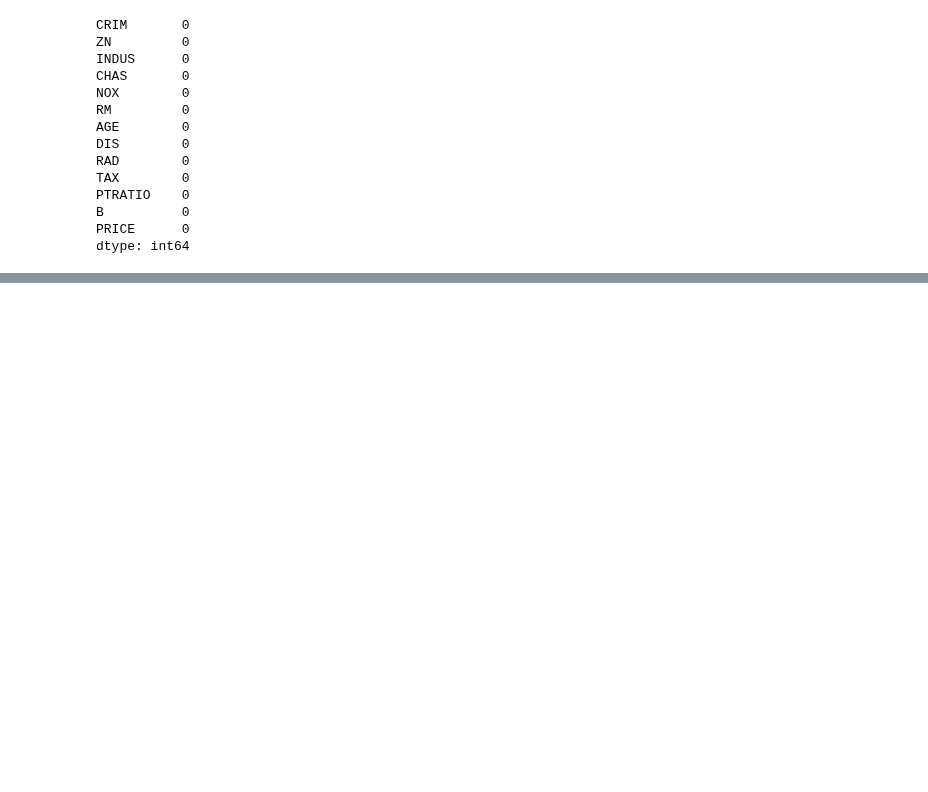
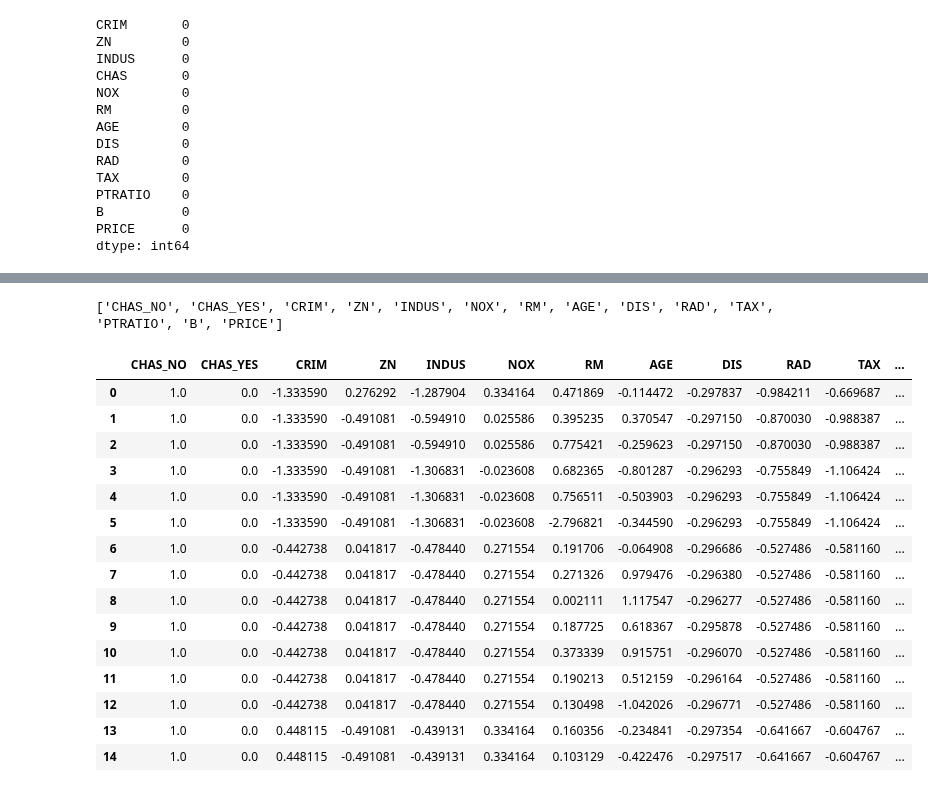
Before and after one commit to crypto-infinity/proai, a Jupyter notebook: course3-ml-basics/ex_preprocess/preprocess.ipynb, the cells around one changed output, grey strips where cells are left out. Saved outputs shown, nothing was run; the diff lists cells and outputs as text; code cells hidden in the pictures; blank space fills up the shorter version.

```diff
--- a/course3-ml-basics/ex_preprocess/preprocess.ipynb
+++ b/course3-ml-basics/ex_preprocess/preprocess.ipynb
@@ -137,11 +143,30 @@ df.shape
 # Determina il numero di colonne generate
 
 onehot_columns = column_transformer.named_transformers_['onehot'].get_feature_names_out(["CHAS"])
-scaler_columns = ["ZN", "INDUS", "NOX", "RM", "AGE", "DIS", "RAD", "TAX", "PTRATIO", "B"]
-all_columns = list(onehot_columns) + ["CRIM"] + scaler_columns + ["PRICE"]
+scaler_columns = ["CRIM", "ZN", "INDUS", "NOX", "RM", "AGE", "DIS", "RAD", "TAX", "PTRATIO", "B"]
+all_columns = list(onehot_columns) + scaler_columns + ["PRICE"]
 
 print(all_columns)
+# %% [output]
+['CHAS_NO', 'CHAS_YES', 'CRIM', 'ZN', 'INDUS', 'NOX', 'RM', 'AGE', 'DIS', 'RAD', 'TAX', 'PTRATIO', 'B', 'PRICE']
 # %%
-df_new = pd.DataFrame(df_test, columns=all_columns)
+df_clean = pd.DataFrame(df_test, columns=all_columns)
 
-df_new.head(15)
+df_clean.head(15)
+# %% [output]
+|  | CHAS_NO | CHAS_YES | CRIM | ZN | INDUS | NOX | RM | AGE | DIS | RAD | TAX | ... |
+| 0 | 1.0 | 0.0 | -1.333590 | 0.276292 | -1.287904 | 0.334164 | 0.471869 | -0.114472 | -0.297837 | -0.984211 | -0.669687 | ... |
+| 1 | 1.0 | 0.0 | -1.333590 | -0.491081 | -0.594910 | 0.025586 | 0.395235 | 0.370547 | -0.297150 | -0.870030 | -0.988387 | ... |
+| 2 | 1.0 | 0.0 | -1.333590 | -0.491081 | -0.594910 | 0.025586 | 0.775421 | -0.259623 | -0.297150 | -0.870030 | -0.988387 | ... |
+| 3 | 1.0 | 0.0 | -1.333590 | -0.491081 | -1.306831 | -0.023608 | 0.682365 | -0.801287 | -0.296293 | -0.755849 | -1.106424 | ... |
+| 4 | 1.0 | 0.0 | -1.333590 | -0.491081 | -1.306831 | -0.023608 | 0.756511 | -0.503903 | -0.296293 | -0.755849 | -1.106424 | ... |
+| 5 | 1.0 | 0.0 | -1.333590 | -0.491081 | -1.306831 | -0.023608 | -2.796821 | -0.344590 | -0.296293 | -0.755849 | -1.106424 | ... |
+| 6 | 1.0 | 0.0 | -0.442738 | 0.041817 | -0.478440 | 0.271554 | 0.191706 | -0.064908 | -0.296686 | -0.527486 | -0.581160 | ... |
+| 7 | 1.0 | 0.0 | -0.442738 | 0.041817 | -0.478440 | 0.271554 | 0.271326 | 0.979476 | -0.296380 | -0.527486 | -0.581160 | ... |
+| 8 | 1.0 | 0.0 | -0.442738 | 0.041817 | -0.478440 | 0.271554 | 0.002111 | 1.117547 | -0.296277 | -0.527486 | -0.581160 | ... |
+| 9 | 1.0 | 0.0 | -0.442738 | 0.041817 | -0.478440 | 0.271554 | 0.187725 | 0.618367 | -0.295878 | -0.527486 | -0.581160 | ... |
+| 10 | 1.0 | 0.0 | -0.442738 | 0.041817 | -0.478440 | 0.271554 | 0.373339 | 0.915751 | -0.296070 | -0.527486 | -0.581160 | ... |
+| 11 | 1.0 | 0.0 | -0.442738 | 0.041817 | -0.478440 | 0.271554 | 0.190213 | 0.512159 | -0.296164 | -0.527486 | -0.581160 | ... |
+| 12 | 1.0 | 0.0 | -0.442738 | 0.041817 | -0.478440 | 0.271554 | 0.130498 | -1.042026 | -0.296771 | -0.527486 | -0.581160 | ... |
+| 13 | 1.0 | 0.0 | 0.448115 | -0.491081 | -0.439131 | 0.334164 | 0.160356 | -0.234841 | -0.297354 | -0.641667 | -0.604767 | ... |
+| 14 | 1.0 | 0.0 | 0.448115 | -0.491081 | -0.439131 | 0.334164 | 0.103129 | -0.422476 | -0.297517 | -0.641667 | -0.604767 | ... |
```
Also changed, not shown: parts of 9 cells of this notebook, 1 other file.
